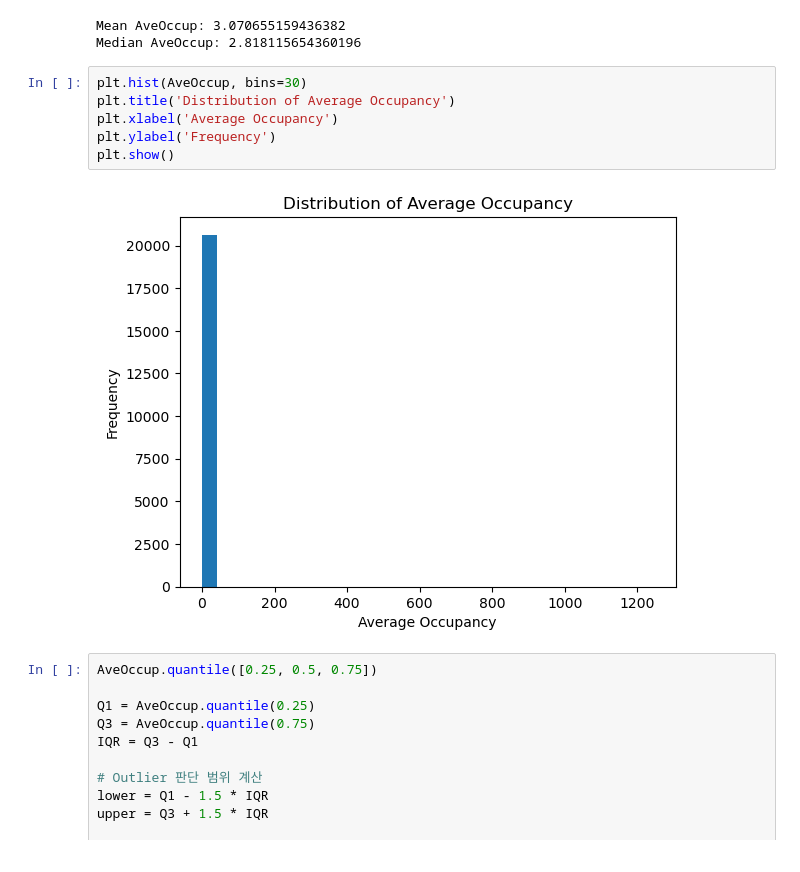
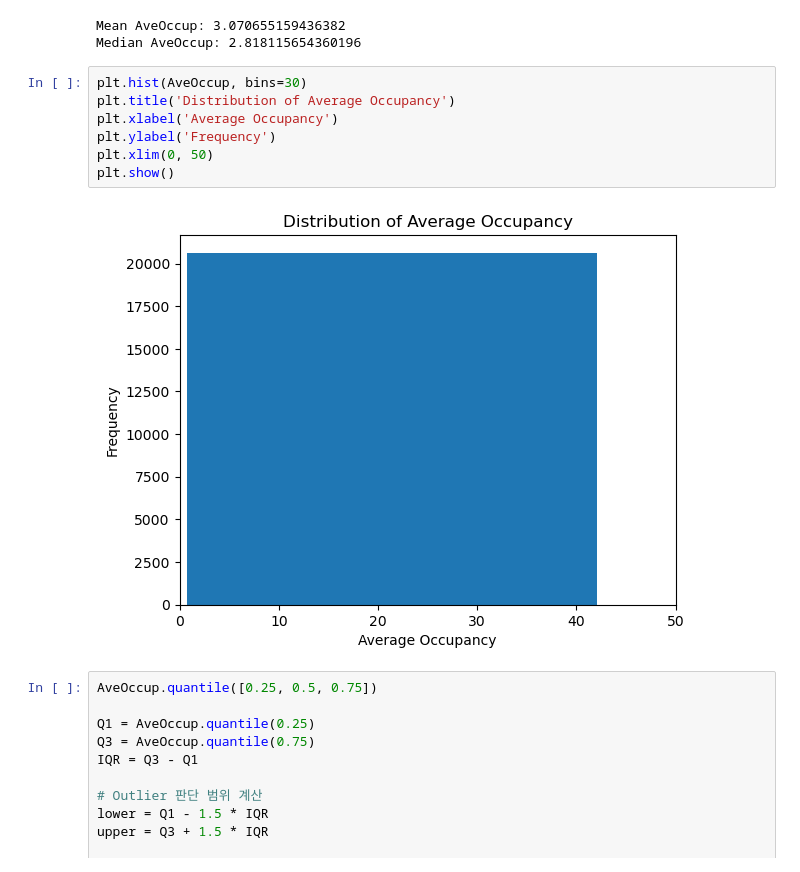
Before and after one commit to RootUnvalue/SemiconductorML, a Jupyter notebook: Homeworks/Week02.ipynb, the cells around one changed output. Drawn from its saved outputs; the diff is of its cells as text.

```diff
--- a/Homeworks/Week02.ipynb
+++ b/Homeworks/Week02.ipynb
@@ -105,11 +105,12 @@ Median AveOccup: 2.818115654360196
 # %%
 plt.hist(AveOccup, bins=30)
 plt.title('Distribution of Average Occupancy')
 plt.xlabel('Average Occupancy')
 plt.ylabel('Frequency')
+plt.xlim(0, 50)
 plt.show()
 # %% [output]
-[figure, old version]
+[figure, new version]
 # %%
 AveOccup.quantile([0.25, 0.5, 0.75])
 
```
Also changed, not shown: 28 other files.
